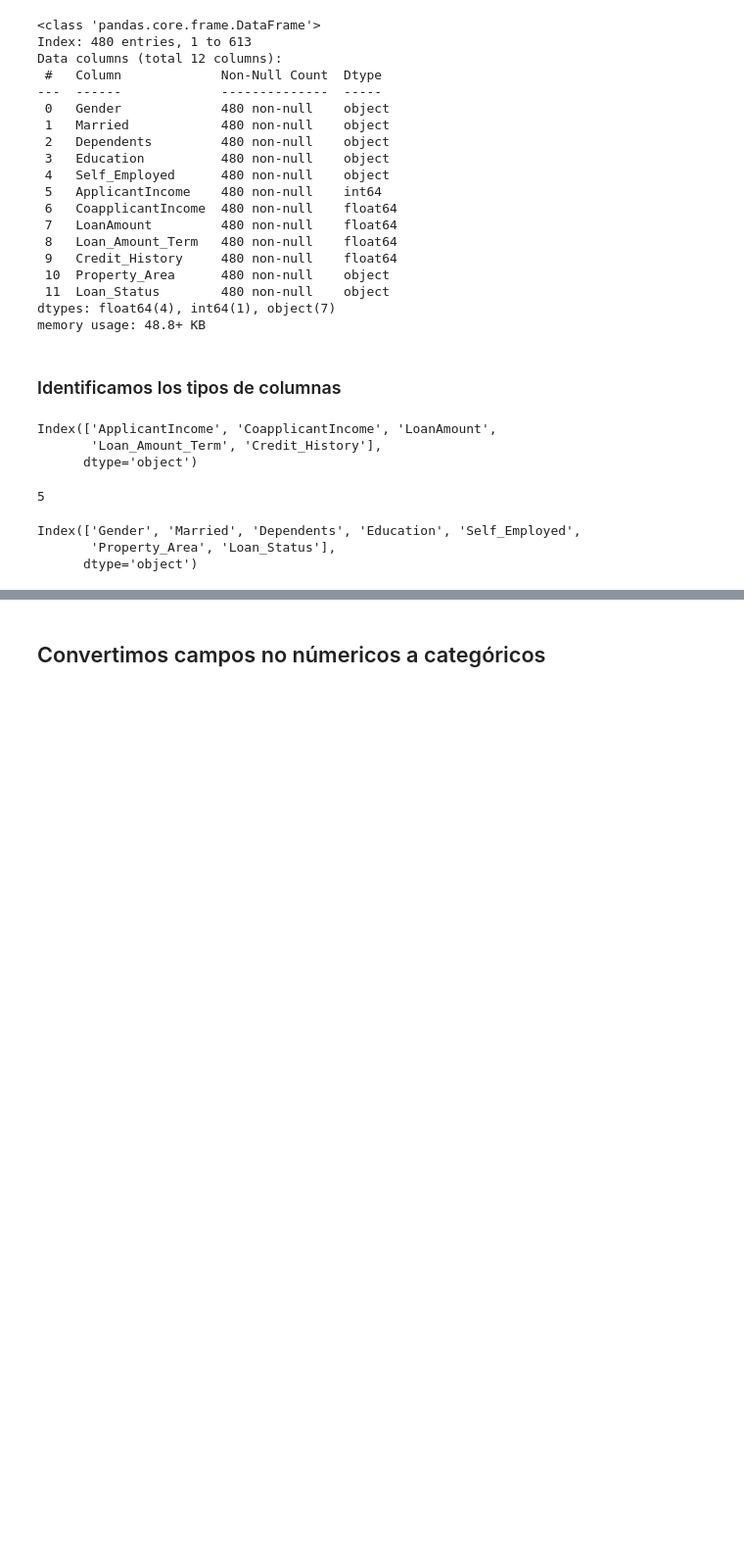
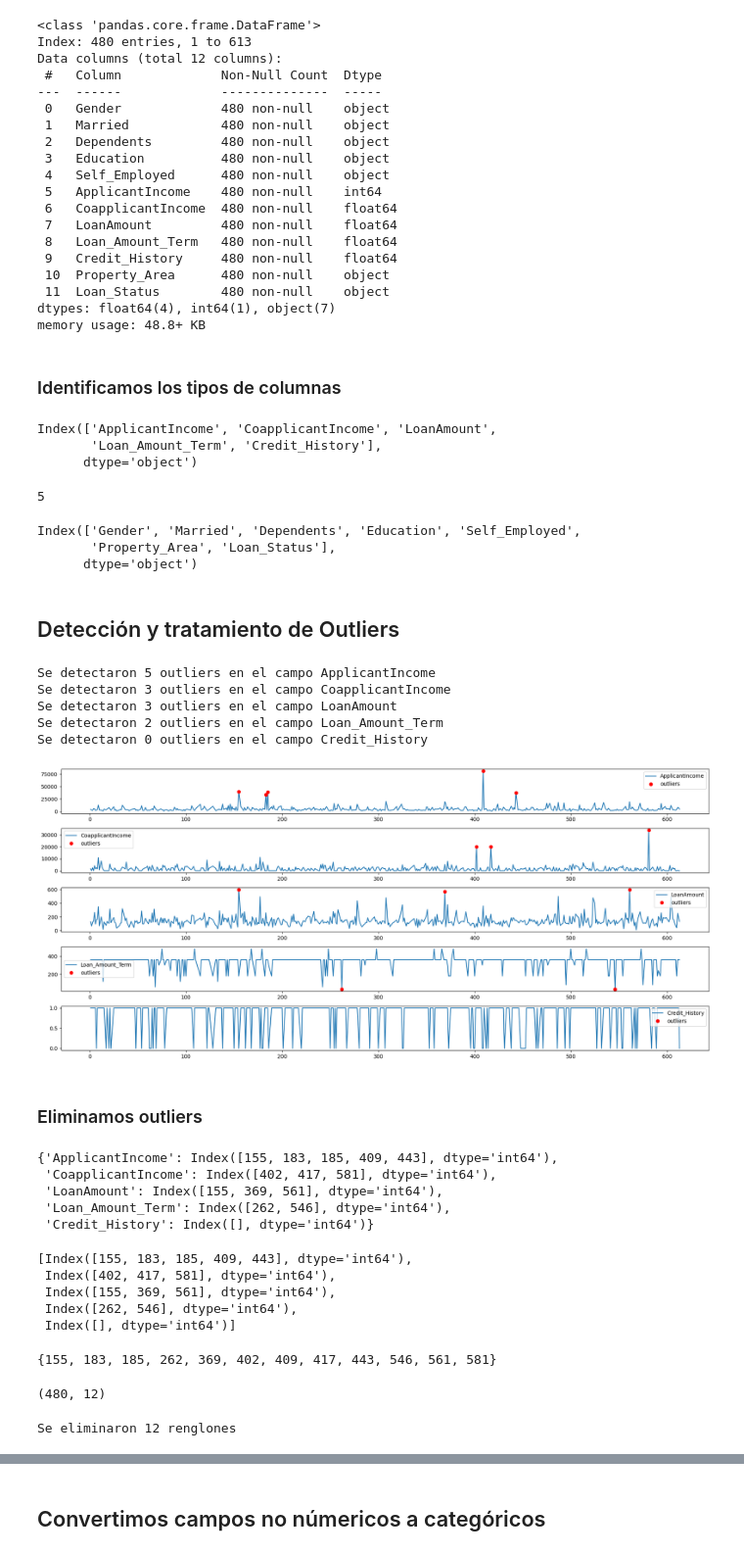
Before and after one commit to Marck-27/Banary-classification-examples, a Jupyter notebook: s0_binary_class.ipynb, the cells around one changed output, grey strips where cells are left out. Shown at 98% size. Cells and saved outputs as stored; diff of their text form; code cells hidden in the pictures; blank space fills up the shorter version.

```diff
--- a/s0_binary_class.ipynb
+++ b/s0_binary_class.ipynb
@@ -113,3 +126,79 @@ cols_obj
 Index(['Gender', 'Married', 'Dependents', 'Education', 'Self_Employed',
        'Property_Area', 'Loan_Status'],
       dtype='object')
+# %% [markdown]
+## Detección y tratamiento de Outliers
+# %%
+# Usamos 'zscore' para obtener los múltiplos de desviación estándar a la que distan los
+# datos con respecto a la media:
+
+l_out = 4.5 # radio de outliers (Entre más pequeño quita más datos)
+
+idx_out = {}
+
+for cn in cols_num:
+
+    # Extraemos el Z-score de la columna "cn"
+    z=np.abs(stats.zscore(df[cn]))
+
+    # Guardamos los índices en donde se encuentran los outliers (aquellos valores tales que 'z > l_out')
+    idx_out[cn] = df[cn][ z > l_out ].index
+
+    print(f'Se detectaron {len( idx_out[cn] )} outliers en el campo {cn}')
+# %% [output]
+Se detectaron 5 outliers en el campo ApplicantIncome
+Se detectaron 3 outliers en el campo CoapplicantIncome
+Se detectaron 3 outliers en el campo LoanAmount
+Se detectaron 2 outliers en el campo Loan_Amount_Term
+Se detectaron 0 outliers en el campo Credit_History
+# %%
+plt.figure(figsize=(18,8))
+i=0
+for cn in cols_num:
+    plt.subplot(n,1,i+1)
+    plt.plot(df[cn] , label = cn)
+    plt.plot(df[cn].loc[idx_out[cn]],'o',c='r', label = 'outliers')
+    plt.legend()
+    i = i+1
+
+plt.tight_layout()
+plt.show()
+# %% [output]
+[figure, added]
+# %% [markdown]
+### Eliminamos outliers
+# %%
+# índices de los outliers detactados en cada columna numérica:
+idx_out
+# %% [output]
+{'ApplicantIncome': Index([155, 183, 185, 409, 443], dtype='int64'),
+ 'CoapplicantIncome': Index([402, 417, 581], dtype='int64'),
+ 'LoanAmount': Index([155, 369, 561], dtype='int64'),
+ 'Loan_Amount_Term': Index([262, 546], dtype='int64'),
+ 'Credit_History': Index([], dtype='int64')}
+# %%
+# índices de los outliers detactados en cada columna numérica:
+all_idx_out = [ idx_out[cn] for cn in cols_num ]
+all_idx_out
+# %% [output]
+[Index([155, 183, 185, 409, 443], dtype='int64'),
+ Index([402, 417, 581], dtype='int64'),
+ Index([155, 369, 561], dtype='int64'),
+ Index([262, 546], dtype='int64'),
+ Index([], dtype='int64')]
+# %%
+# Colocamos en un "set" todos los índices y en automático se eliminarán índies repetidos:
+unique_idx_out = {x for l in all_idx_out for x in l}
+unique_idx_out
+# %% [output]
+{155, 183, 185, 262, 369, 402, 409, 417, 443, 546, 561, 581}
+# %%
+df.shape
+# %% [output]
+(480, 12)
+# %%
+# Eliminamos renglones con outliers
+df = df.drop(unique_idx_out, axis=0)
+print(f'Se eliminaron {len(unique_idx_out)} renglones')
+# %% [output]
+Se eliminaron 12 renglones
```
Also changed, not shown: parts of 25 cells of this notebook, 1 other file.
